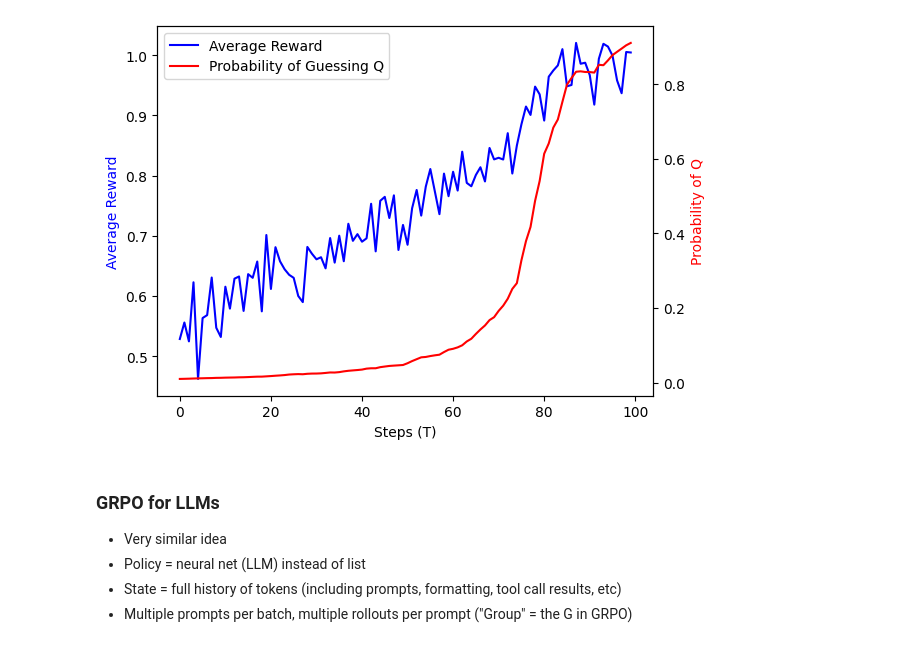
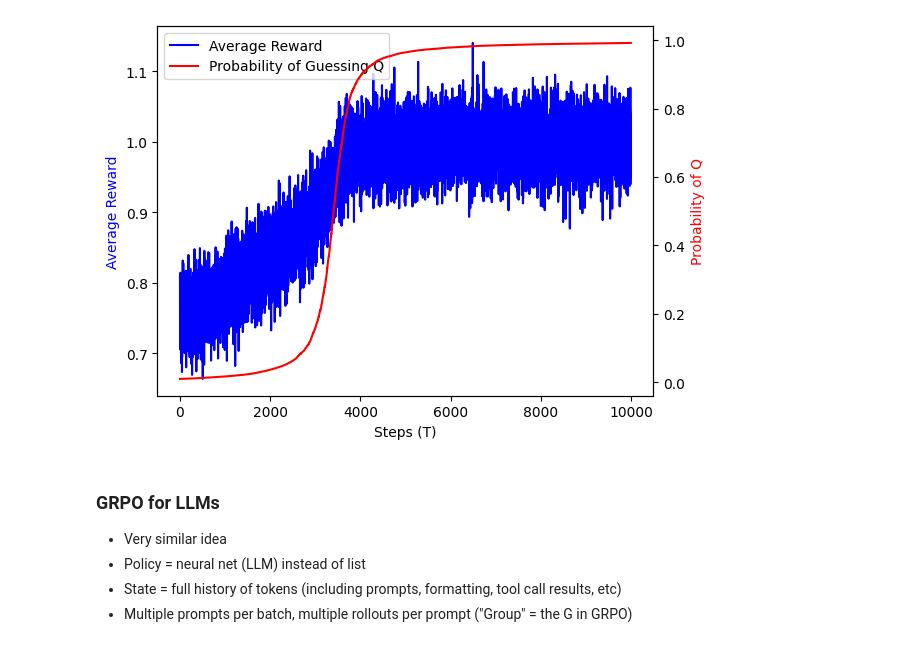
Before and after one commit to arcticfly/agent-engineering, a Jupyter notebook: lec4-rl/grpo_intro.ipynb, the cells around one changed output. Saved outputs shown, nothing was run; the diff lists cells and outputs as text; code cells hidden in the pictures.

```diff
--- a/lec4-rl/grpo_intro.ipynb
+++ b/lec4-rl/grpo_intro.ipynb
@@ -81,13 +81,13 @@ import matplotlib.pyplot as plt
 import random
 import numpy as np
 
-Q = 4
+Q = 42
 N = 100
 A = list(range(N))
-T = 100
+T = 10000
 
 bs = 1000 # batch size
-lr = 0.005 # learning rate
+lr = 0.0002 # learning rate
 
 def R(a, Q=Q):
     Q_delta = abs(a - Q) / N
@@ -110,34 +110,34 @@ for t in range(T):
         advantage = r - r_avg
         pi_t[a] = pi_t[a] * (1 + lr * advantage / r_std)
 
     # renormalize
     pi_t = pi_t / np.sum(pi_t)
 
     # store
     rewards.append(r_avg)
     q_probs.append(pi_t[Q])
 
 
 fig, ax1 = plt.subplots()
 
 ax1.set_xlabel("Steps (T)")
 ax1.plot(rewards, color="blue", label="Average Reward")
 ax1.set_ylabel("Average Reward", color="blue")
 ax1.tick_params(axis='y')
 
 ax2 = ax1.twinx()
 ax2.plot(q_probs, color="red", label="Probability of Guessing Q")
 ax2.set_ylabel("Probability of Q", color="red")
 ax2.tick_params(axis='y')
 
 # Combine legends from both axes
 lines1, labels1 = ax1.get_legend_handles_labels()
 lines2, labels2 = ax2.get_legend_handles_labels()
 ax1.legend(lines1 + lines2, labels1 + labels2, loc='upper left')
 
 plt.show()
 # %% [output]
-[figure, old version]
+[figure, new version]
 # %% [markdown]
 ### GRPO for LLMs
 
```
Also changed, not shown: parts of 3 cells of this notebook, 1 other file.
